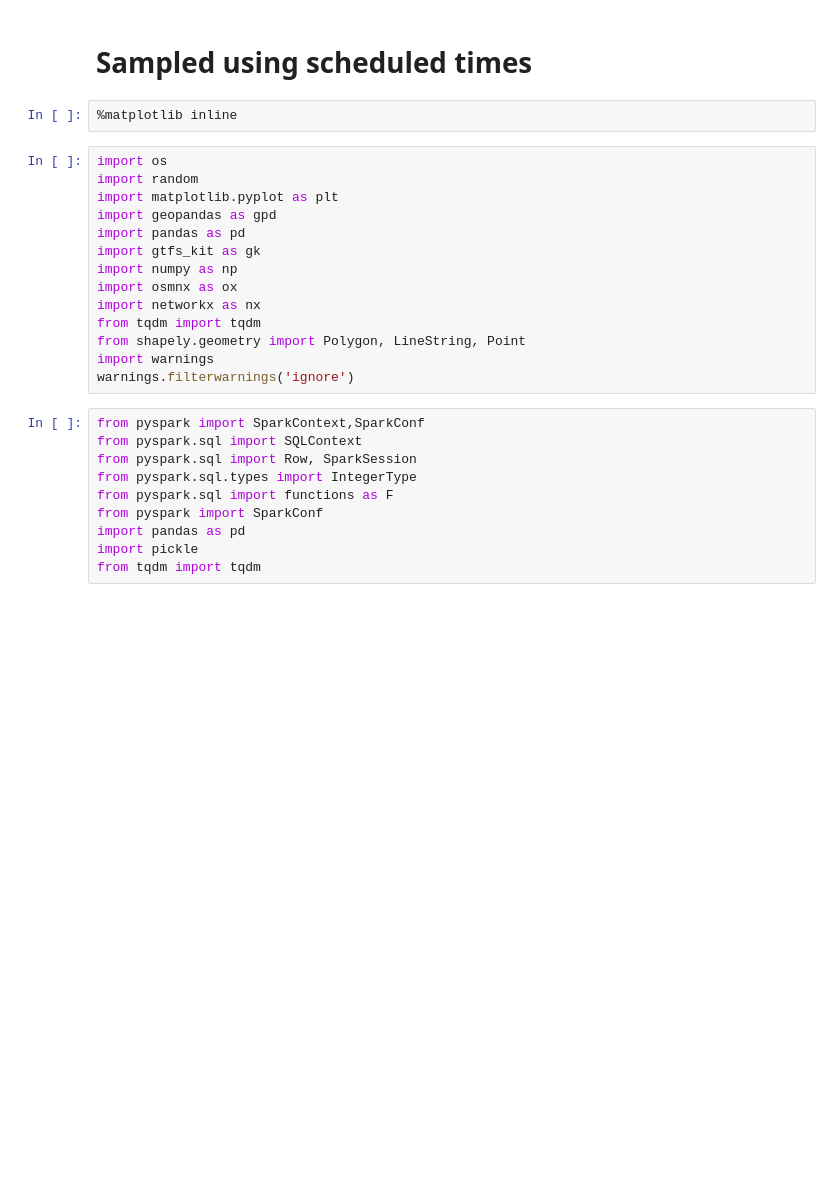
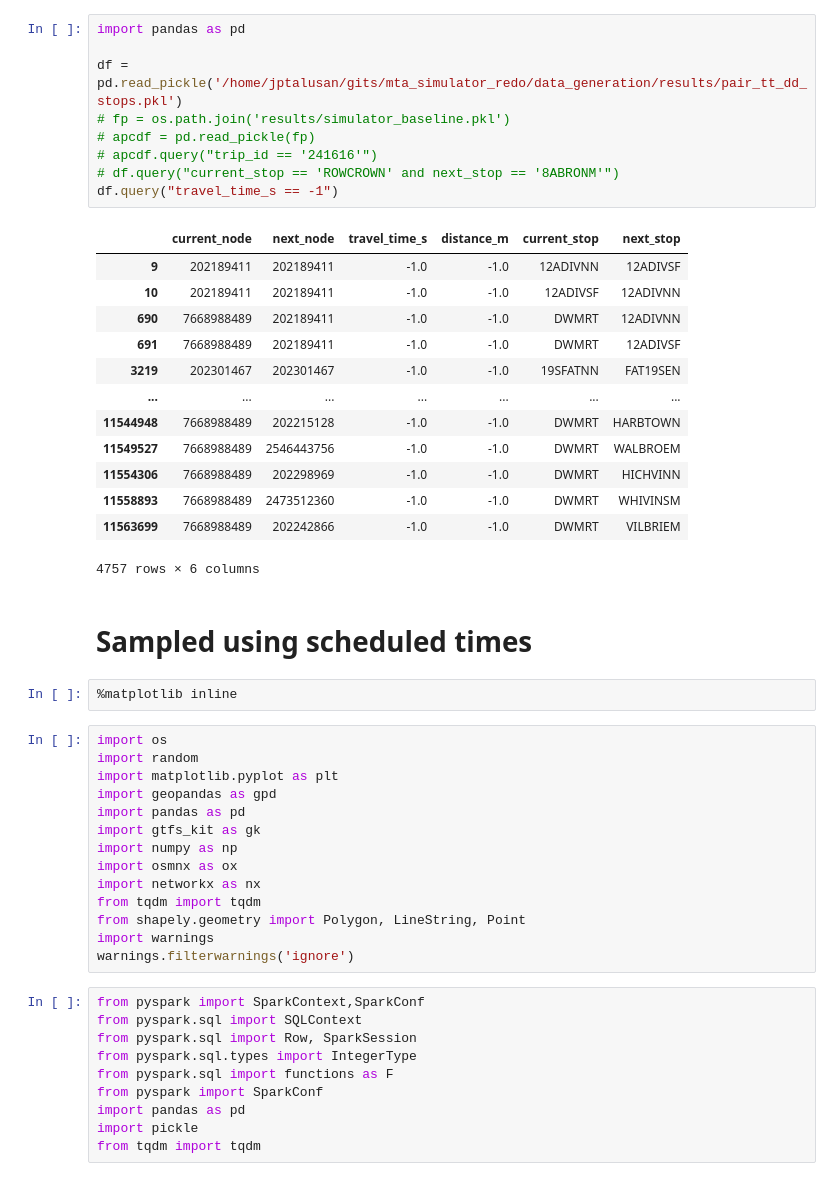
Before and after one commit to jptalusan/ICCPS_stationing, a Jupyter notebook: data_generation/generate_files_scheduledtime.ipynb, the cells around one changed output. Saved outputs shown, nothing was run; the diff lists cells and outputs as text; blank space fills up the shorter version.

```diff
--- a/data_generation/generate_files_scheduledtime.ipynb
+++ b/data_generation/generate_files_scheduledtime.ipynb
@@ -1,3 +1,26 @@
+# %%
+import pandas as pd
+
+df = pd.read_pickle('/home/jptalusan/gits/mta_simulator_redo/data_generation/results/pair_tt_dd_stops.pkl')
+# fp = os.path.join('results/simulator_baseline.pkl')
+# apcdf = pd.read_pickle(fp)
+# apcdf.query("trip_id == '241616'")
+# df.query("current_stop == 'ROWCROWN' and next_stop == '8ABRONM'")
+df.query("travel_time_s == -1")
+# %% [output]
+|  | current_node | next_node | travel_time_s | distance_m | current_stop | next_stop |
+| 9 | 202189411 | 202189411 | -1.0 | -1.0 | 12ADIVNN | 12ADIVSF |
+| 10 | 202189411 | 202189411 | -1.0 | -1.0 | 12ADIVSF | 12ADIVNN |
+| 690 | 7668988489 | 202189411 | -1.0 | -1.0 | DWMRT | 12ADIVNN |
+| 691 | 7668988489 | 202189411 | -1.0 | -1.0 | DWMRT | 12ADIVSF |
+| 3219 | 202301467 | 202301467 | -1.0 | -1.0 | 19SFATNN | FAT19SEN |
+| ... | ... | ... | ... | ... | ... | ... |
+| 11544948 | 7668988489 | 202215128 | -1.0 | -1.0 | DWMRT | HARBTOWN |
+| 11549527 | 7668988489 | 2546443756 | -1.0 | -1.0 | DWMRT | WALBROEM |
+| 11554306 | 7668988489 | 202298969 | -1.0 | -1.0 | DWMRT | HICHVINN |
+| 11558893 | 7668988489 | 2473512360 | -1.0 | -1.0 | DWMRT | WHIVINSM |
+| 11563699 | 7668988489 | 202242866 | -1.0 | -1.0 | DWMRT | VILBRIEM |
+4757 rows × 6 columns
 # %% [markdown]
 # Sampled using scheduled times
 # %%
```
Also changed, not shown: parts of 1 cell of this notebook, 13 other files.
